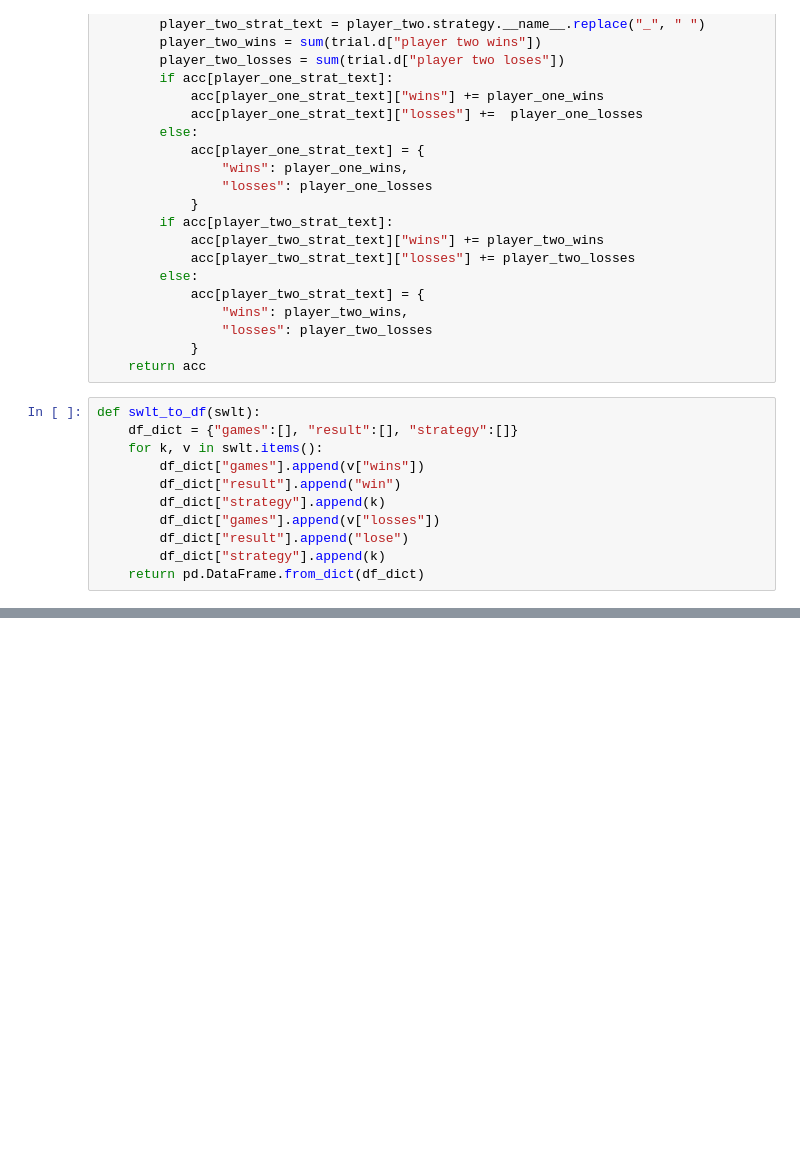
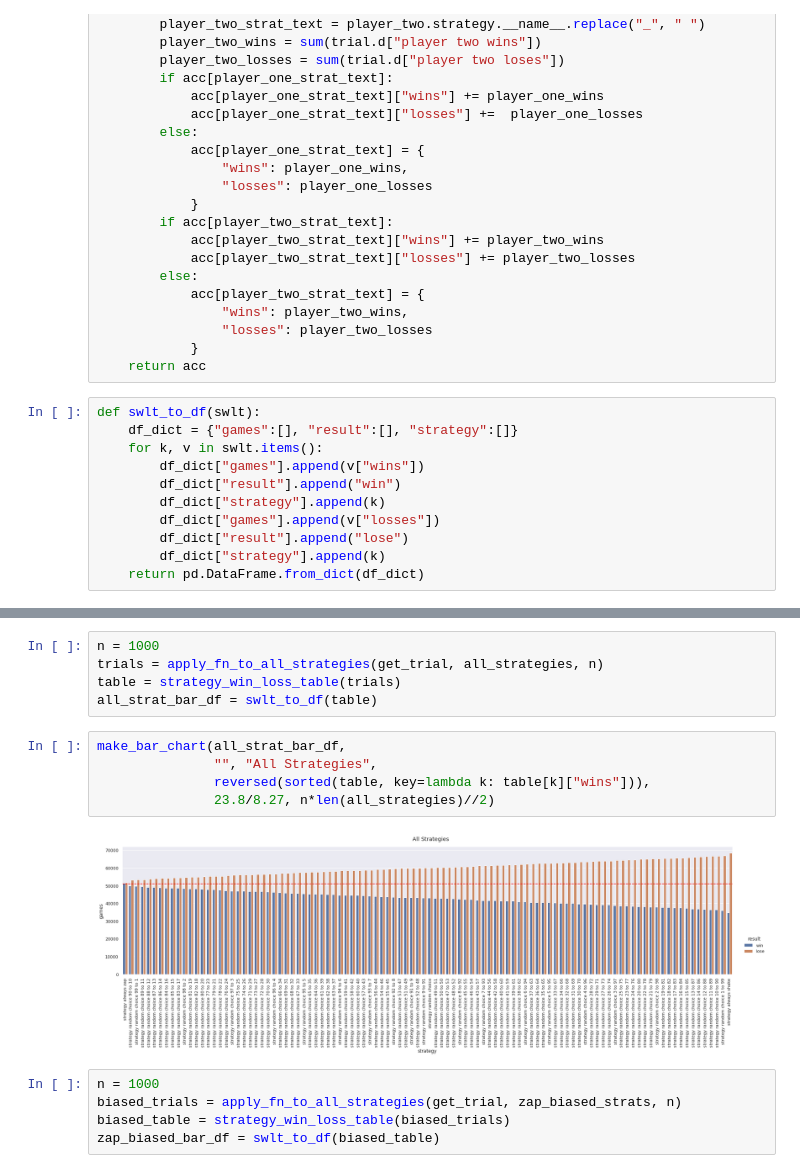
Before and after one commit to brevdev/AreYouARobot, a Jupyter notebook: work/ayar.ipynb, the cells around one changed output, grey strips where cells are left out. Saved outputs shown, nothing was run; the diff lists cells and outputs as text; blank space fills up the shorter version.

```diff
--- a/work/ayar.ipynb
+++ b/work/ayar.ipynb
@@ -1375,0 +1435,17 @@ g.legend.set_title("")
+# %%
+n = 1000
+trials = apply_fn_to_all_strategies(get_trial, all_strategies, n)
+table = strategy_win_loss_table(trials)
+all_strat_bar_df = swlt_to_df(table)
+# %%
+make_bar_chart(all_strat_bar_df,
+               "", "All Strategies",
+               reversed(sorted(table, key=lambda k: table[k]["wins"])),
+               23.8/8.27, n*len(all_strategies)//2)
+# %% [output]
+[figure, added]
+# %%
+n = 1000
+biased_trials = apply_fn_to_all_strategies(get_trial, zap_biased_strats, n)
+biased_table = strategy_win_loss_table(biased_trials)
+zap_biased_bar_df = swlt_to_df(biased_table)
```
Also changed, not shown: parts of 11 cells of this notebook, 4 other files.
